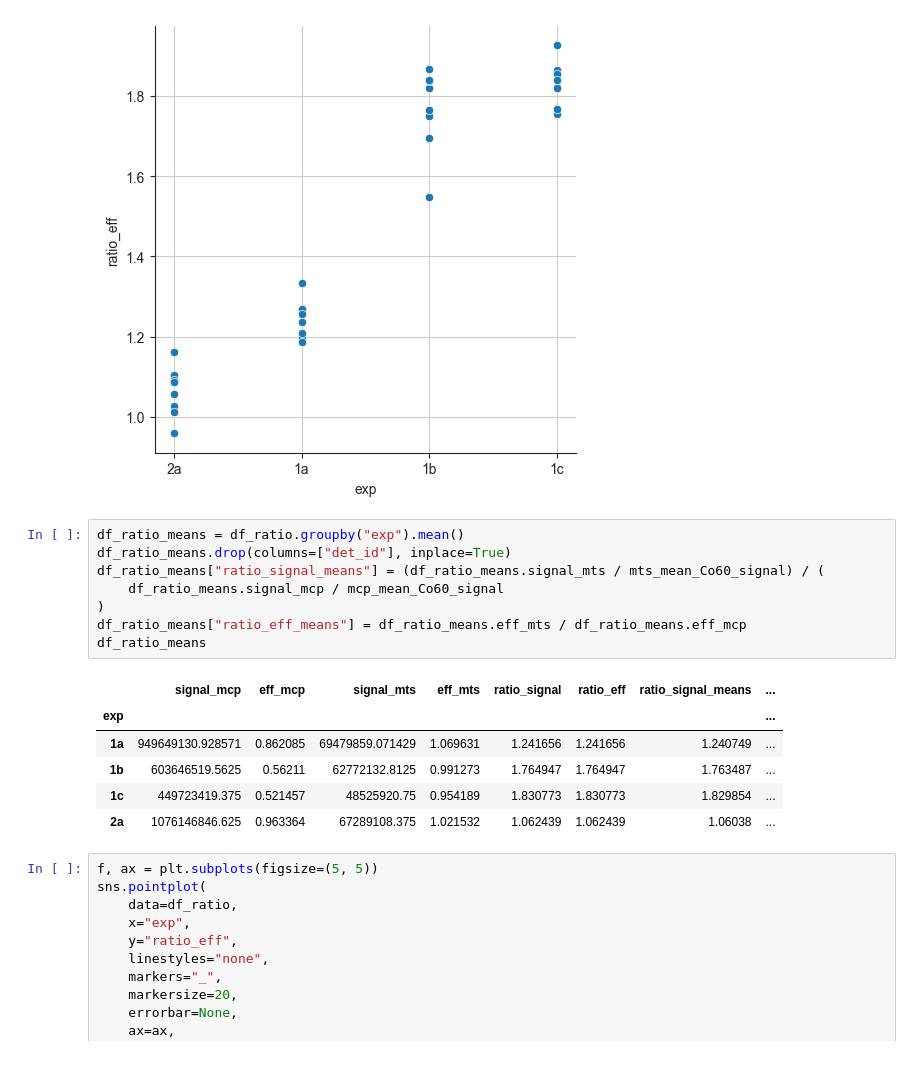
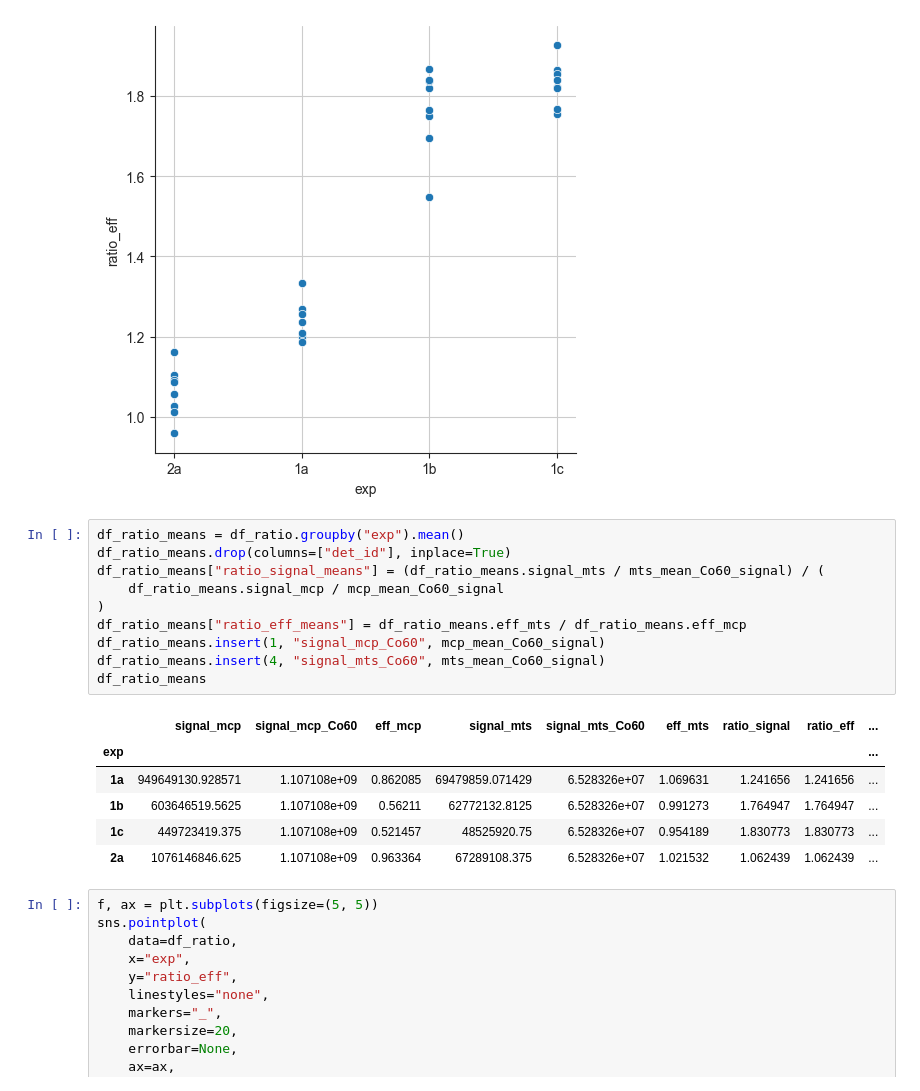
Before and after one commit to grzanka/tld_let_calibration, a Jupyter notebook: notebook/0.5-explore_data_dcpt.ipynb, the cells around one changed output. Saved outputs shown, nothing was run; the diff lists cells and outputs as text.

```diff
--- a/notebook/0.5-explore_data_dcpt.ipynb
+++ b/notebook/0.5-explore_data_dcpt.ipynb
@@ -375,18 +376,20 @@ sns.relplot(
 # %%
 df_ratio_means = df_ratio.groupby("exp").mean()
 df_ratio_means.drop(columns=["det_id"], inplace=True)
 df_ratio_means["ratio_signal_means"] = (df_ratio_means.signal_mts / mts_mean_Co60_signal) / (
     df_ratio_means.signal_mcp / mcp_mean_Co60_signal
 )
 df_ratio_means["ratio_eff_means"] = df_ratio_means.eff_mts / df_ratio_means.eff_mcp
+df_ratio_means.insert(1, "signal_mcp_Co60", mcp_mean_Co60_signal)
+df_ratio_means.insert(4, "signal_mts_Co60", mts_mean_Co60_signal)
 df_ratio_means
 # %% [output]
-|  | signal_mcp | eff_mcp | signal_mts | eff_mts | ratio_signal | ratio_eff | ratio_signal_means | ... |
-| exp |  |  |  |  |  |  |  | ... |
-| 1a | 949649130.928571 | 0.862085 | 69479859.071429 | 1.069631 | 1.241656 | 1.241656 | 1.240749 | ... |
-| 1b | 603646519.5625 | 0.56211 | 62772132.8125 | 0.991273 | 1.764947 | 1.764947 | 1.763487 | ... |
-| 1c | 449723419.375 | 0.521457 | 48525920.75 | 0.954189 | 1.830773 | 1.830773 | 1.829854 | ... |
-| 2a | 1076146846.625 | 0.963364 | 67289108.375 | 1.021532 | 1.062439 | 1.062439 | 1.06038 | ... |
+|  | signal_mcp | signal_mcp_Co60 | eff_mcp | signal_mts | signal_mts_Co60 | eff_mts | ratio_signal | ratio_eff | ... |
+| exp |  |  |  |  |  |  |  |  | ... |
+| 1a | 949649130.928571 | 1.107108e+09 | 0.862085 | 69479859.071429 | 6.528326e+07 | 1.069631 | 1.241656 | 1.241656 | ... |
+| 1b | 603646519.5625 | 1.107108e+09 | 0.56211 | 62772132.8125 | 6.528326e+07 | 0.991273 | 1.764947 | 1.764947 | ... |
+| 1c | 449723419.375 | 1.107108e+09 | 0.521457 | 48525920.75 | 6.528326e+07 | 0.954189 | 1.830773 | 1.830773 | ... |
+| 2a | 1076146846.625 | 1.107108e+09 | 0.963364 | 67289108.375 | 6.528326e+07 | 1.021532 | 1.062439 | 1.062439 | ... |
 # %%
 f, ax = plt.subplots(figsize=(5, 5))
 sns.pointplot(
```
Also changed, not shown: parts of 16 cells of this notebook, 2 other files.
